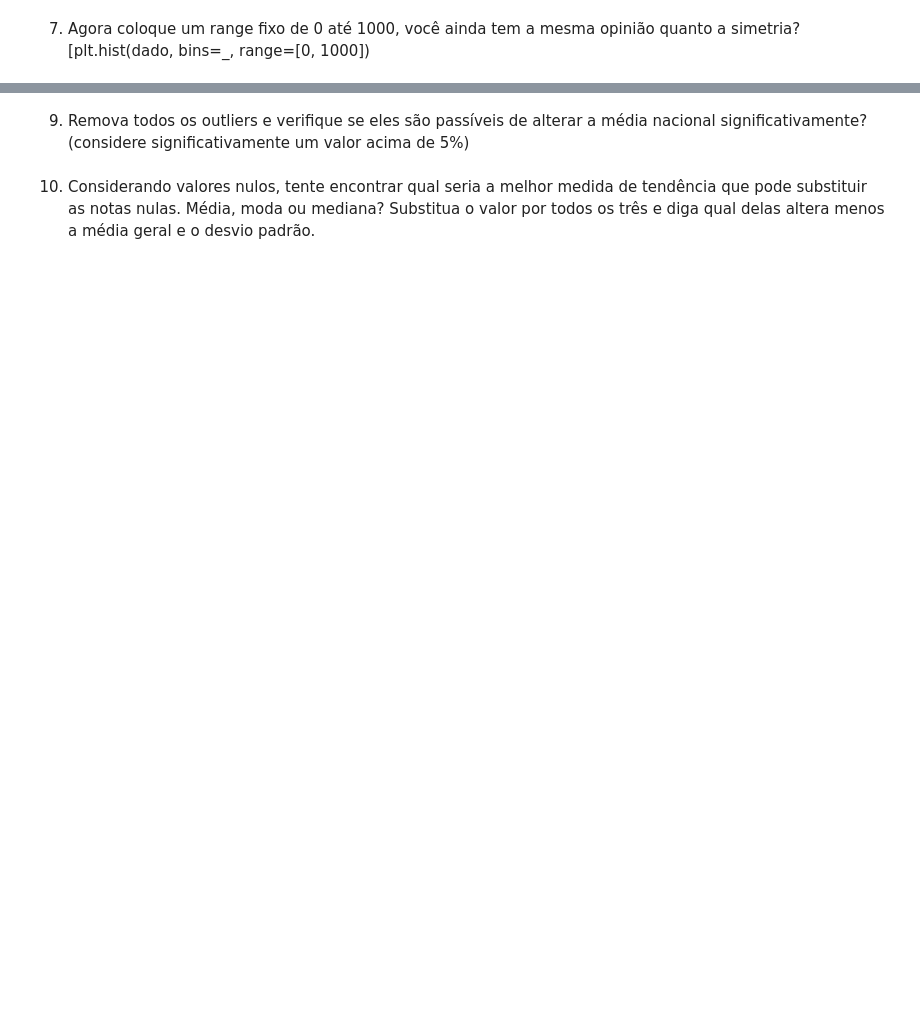
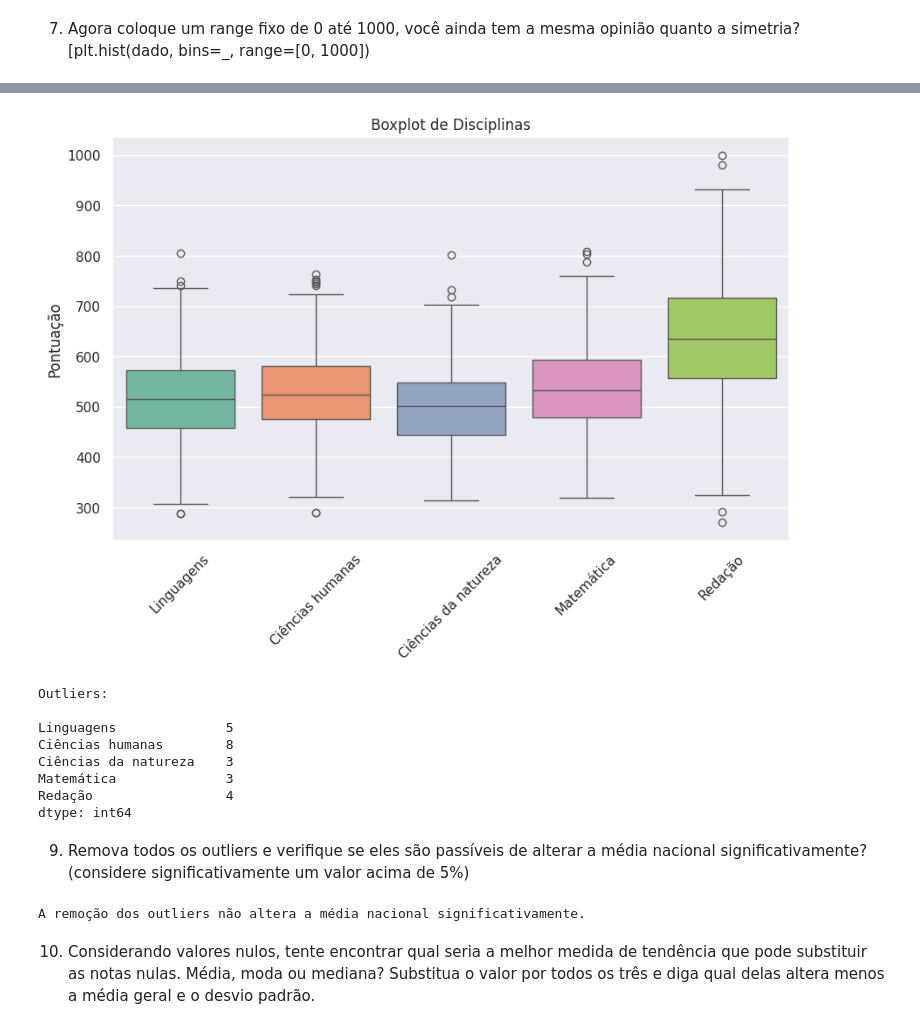
Before and after one commit to adhalya/estatistica-frequencias-medidas, a Jupyter notebook: Desafio_Estatística_Frequências_e_medidas.ipynb, the cells around one changed output, grey strips where cells are left out. Saved outputs shown, nothing was run; the diff lists cells and outputs as text; code cells hidden in the pictures; blank space fills up the shorter version.

```diff
--- a/Desafio_Estatística_Frequências_e_medidas.ipynb
+++ b/Desafio_Estatística_Frequências_e_medidas.ipynb
@@ -153,7 +205,65 @@ natureza e redação. É possível enxergar outliers? Utilize o método IQR.
+# %%
+# Selecionando todas as disciplinas
+disciplinas = df[["Linguagens", "Ciências humanas",	"Ciências da natureza",	"Matemática",	"Redação"]]
+
+# Definindo o parâmetro de quartis de cada disciplina
+q1 = disciplinas.quantile(0.25)
+q2 = disciplinas.quantile(0.5)
+q3 = disciplinas.quantile(0.75)
+
+# Calculando o Intervalo Interquartil (IQR) para cada disciplina
+iqr = q3 - q1
+
+# Calculando os limites para identificar outliers
+limite_inferior = q1 - 1.5 * iqr
+limite_superior = q3 + 1.5 * iqr
+
+# Identificando outliers para cada disciplina
+outliers = (disciplinas < limite_inferior) | (disciplinas > limite_superior)
+
+# Criando um boxplot
+plt.figure(figsize=(10, 6))
+sns.boxplot(data=disciplinas, palette="Set2")
+plt.title("Boxplot de Disciplinas")
+plt.ylabel("Pontuação")
+plt.xticks(rotation=45)
+plt.show()
+
+# Exibir os outliers
+print("\nOutliers:\n")
+print(outliers.sum())
+# %% [output]
+[figure, added]
+Outliers:
+
+Linguagens              5
+Ciências humanas        8
+Ciências da natureza    3
+Matemática              3
+Redação                 4
+dtype: int64
 # %% [markdown]
 9. Remova todos os outliers e verifique se eles são passíveis de alterar a
 média nacional significativamente? (considere significativamente um
 valor acima de 5%)
+# %%
+# Removendo outliers
+df_sem_outliers = disciplinas[(disciplinas >= limite_inferior) & (disciplinas <= limite_superior)].dropna()
+
+# Calculando a média nacional antes e depois da remoção dos outliers
+media_nacional_antes = disciplinas.mean(numeric_only=True)
+media_nacional_depois = df_sem_outliers.mean()
+
+# Verificando a diferença percentual na média nacional
+diferenca_percentual = ((media_nacional_depois - media_nacional_antes) / media_nacional_antes) * 100
+
+# Verificando se a diferença percentual é significativa
+if diferenca_percentual.any() > 5:
+    print("A remoção dos outliers altera a média nacional significativamente.")
+else:
+    print("A remoção dos outliers não altera a média nacional significativamente.")
+# %% [output]
+A remoção dos outliers não altera a média nacional significativamente.
 # %% [markdown]
 10. Considerando valores nulos, tente encontrar qual seria a melhor medida
 de tendência que pode substituir as notas nulas. Média, moda ou
```
Also changed, not shown: parts of 11 cells of this notebook.
